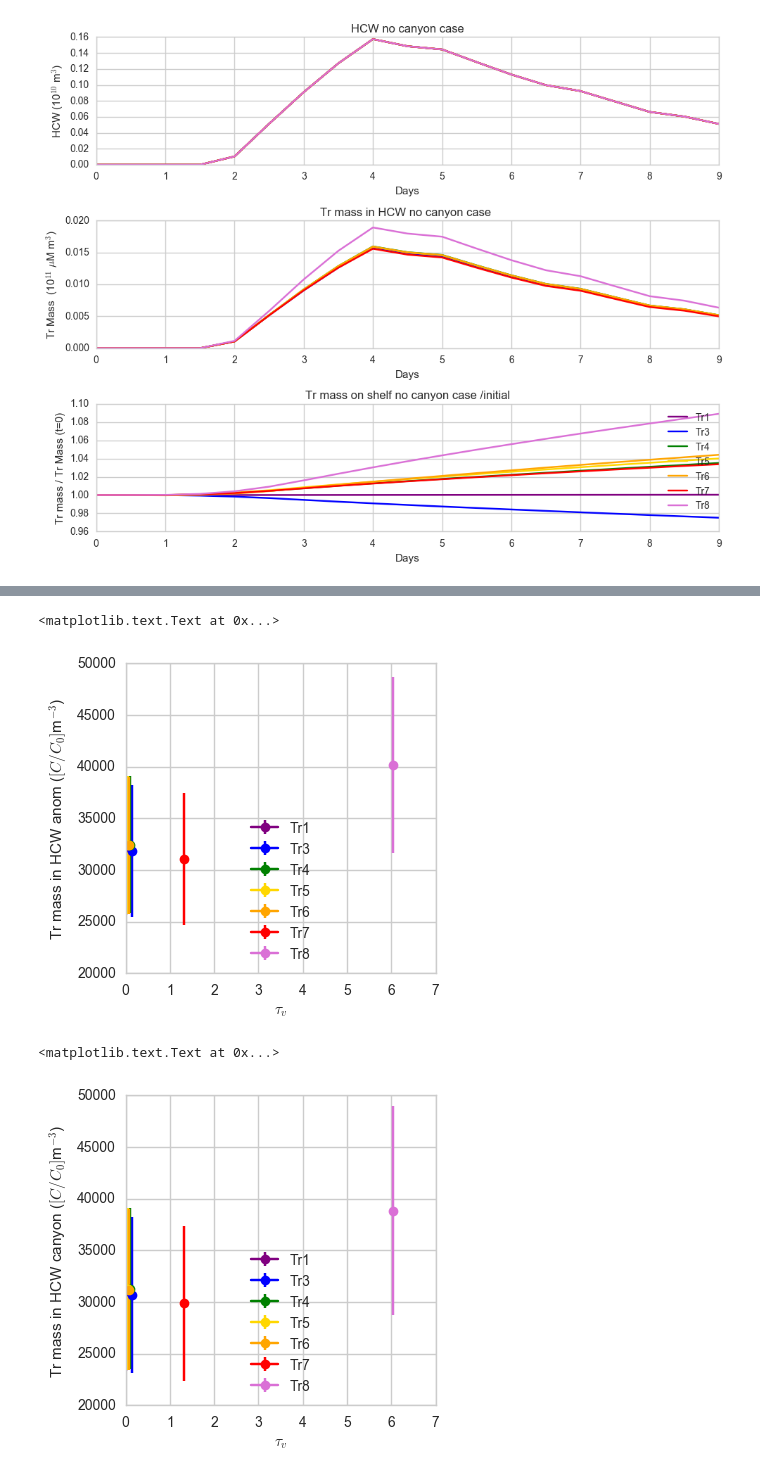
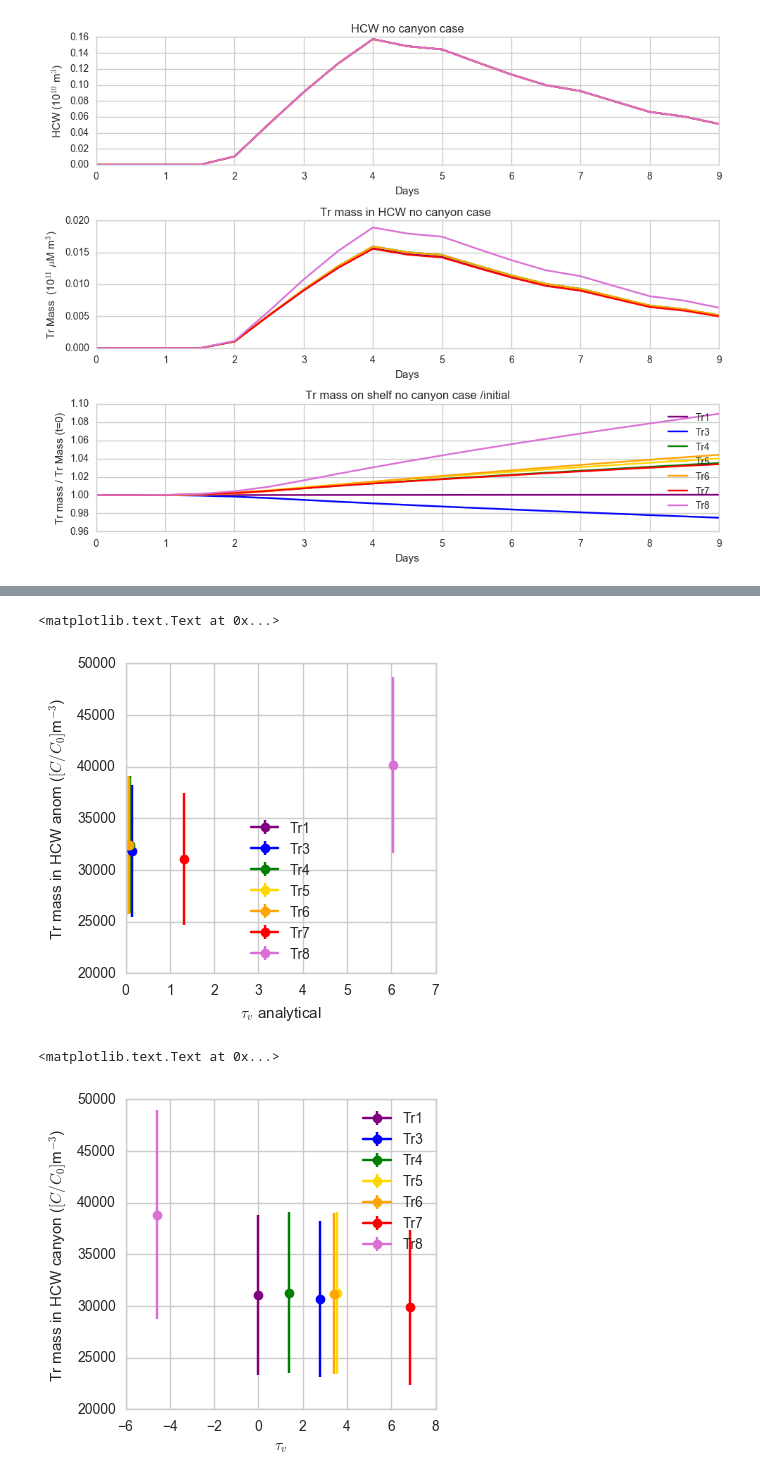
Before and after one commit to UBC-MOAD/outputanalysisnotebooks, a Jupyter notebook: NutrientProfiles/Parabolic/HCW_and_TracerMassOnShelf_BARKLEY.ipynb, the cells around one changed output, grey strips where cells are left out. Cells and saved outputs as stored; diff of their text form; code cells hidden in the pictures.

```diff
--- a/NutrientProfiles/Parabolic/HCW_and_TracerMassOnShelf_BARKLEY.ipynb
+++ b/NutrientProfiles/Parabolic/HCW_and_TracerMassOnShelf_BARKLEY.ipynb
@@ -142,21 +142,35 @@ plt.tight_layout()
 Z = 20 # m, made up but constant for all tracers
 
 tau_v = np.empty(7)
-tracerList = [ptracers.Tr01.isel(T=0,X=180,Y=50,Z=slice(0,50))/ptracers.Tr01.isel(T=0,X=180,Y=50,Z=29),
-              ptracers.Tr03.isel(T=0,X=180,Y=50,Z=slice(0,50))/ptracers.Tr03.isel(T=0,X=180,Y=50,Z=29),
-              ptracers.Tr04.isel(T=0,X=180,Y=50,Z=slice(0,50))/ptracers.Tr04.isel(T=0,X=180,Y=50,Z=29),
-              ptracers.Tr05.isel(T=0,X=180,Y=50,Z=slice(0,50))/ptracers.Tr05.isel(T=0,X=180,Y=50,Z=29),
-              ptracers.Tr06.isel(T=0,X=180,Y=50,Z=slice(0,50))/ptracers.Tr06.isel(T=0,X=180,Y=50,Z=29),
-              ptracers.Tr07.isel(T=0,X=180,Y=50,Z=slice(0,50))/ptracers.Tr07.isel(T=0,X=180,Y=50,Z=29),
-              ptracers.Tr08.isel(T=0,X=180,Y=50,Z=slice(0,50))/ptracers.Tr08.isel(T=0,X=180,Y=50,Z=29),]
+tracerList = [ptracers.Tr01.isel(T=0,X=180,Y=50,Z=slice(0,50)),
+              ptracers.Tr03.isel(T=0,X=180,Y=50,Z=slice(0,50)),
+              ptracers.Tr04.isel(T=0,X=180,Y=50,Z=slice(0,50)),
+              ptracers.Tr05.isel(T=0,X=180,Y=50,Z=slice(0,50)),
+              ptracers.Tr06.isel(T=0,X=180,Y=50,Z=slice(0,50)),
+              ptracers.Tr07.isel(T=0,X=180,Y=50,Z=slice(0,50)),
+              ptracers.Tr08.isel(T=0,X=180,Y=50,Z=slice(0,50)),]
 
-z = grid.Z[:]
+z = -1*grid.Z[:]
 for c,ii in zip(tracerList,range(7)):
     dzC = (c[30]-c[28])/(z[30]-z[28])
-    dz2C = (c[30]-2*c[29]+c[28])/(z[30]*z[29])
+    dz2C = (c[30]-(2*c[29])+c[28])/((z[30]-z[29])*(z[29]-z[28]))
 
-    tau_v[ii] = Z*dz2C/dzC
+    tau_v[ii] = -Z*dz2C/dzC
 
 
 tau_v_th = np.array([0,0.138,0.108,0.0543,0.0864,1.315,6.05])
 time = state.variables['T']
+# %%
+fig,ax = plt.subplots(1,1,figsize=(4,4))
+
+for TrMass, tau, lab, col in zip(Mass_list,tau_v,labels,colours):
+
+    mass_can_eff = dfLWR[TrMass]-dfLWRnoc[TrMass]
+    PhiTr = np.mean(np.array([(mass_can_eff[ii]-mass_can_eff[ii-1])/(time[ii]-time[ii-1]) for ii in range (8,15)]))
+    PhiTr_std = np.std(np.array([(mass_can_eff[ii]-mass_can_eff[ii-1])/(time[ii]-time[ii-1]) for ii in range (8,15)]))
+
+    ax.errorbar(tau, PhiTr, yerr=PhiTr_std, color=col, label=lab, marker='o')
+
+ax.legend(loc=0)
+ax.set_xlabel(r'$\tau_v$ numerical')
+ax.set_ylabel('Tr mass in HCW anom ($[C/C_0]$m$^{-3}$)')
@@ -172,25 +189,25 @@ for TrMass, tau, lab, col in zip(Mass_list,tau_v_th,labels,colours):
     ax.errorbar(tau, PhiTr, yerr=PhiTr_std, color=col, label=lab, marker='o')
 
 ax.legend(loc=0)
-ax.set_xlabel(r'$\tau_v$')
+ax.set_xlabel(r'$\tau_v$ analytical')
 ax.set_ylabel('Tr mass in HCW anom ($[C/C_0]$m$^{-3}$)')
 # %% [output]
 <matplotlib.text.Text at 0x...>
-[figure, old version]
+[figure, new version]
 # %%
 fig,ax = plt.subplots(1,1,figsize=(4,4))
 
-for TrMass, tau, lab, col in zip(Mass_list,tau_v_th,labels,colours):
+for TrMass, tau, lab, col in zip(Mass_list,tau_v,labels,colours):
 
     mass_can_eff = dfLWR[TrMass]
     PhiTr = np.mean(np.array([(mass_can_eff[ii]-mass_can_eff[ii-1])/(time[ii]-time[ii-1]) for ii in range (8,15)]))
     PhiTr_std = np.std(np.array([(mass_can_eff[ii]-mass_can_eff[ii-1])/(time[ii]-time[ii-1]) for ii in range (8,15)]))
 
     ax.errorbar(tau, PhiTr, yerr=PhiTr_std, color=col, label=lab, marker='o')
 
 ax.legend(loc=0)
-ax.set_xlabel(r'$\tau_v$')
+ax.set_xlabel(r'$\tau_v$ numerical')
 ax.set_ylabel('Tr mass in HCW canyon ($[C/C_0]$m$^{-3}$)')
 # %% [output]
 <matplotlib.text.Text at 0x...>
-[figure, old version]
+[figure, new version]
```
Also changed, not shown: parts of 2 cells of this notebook, 3 other files.
